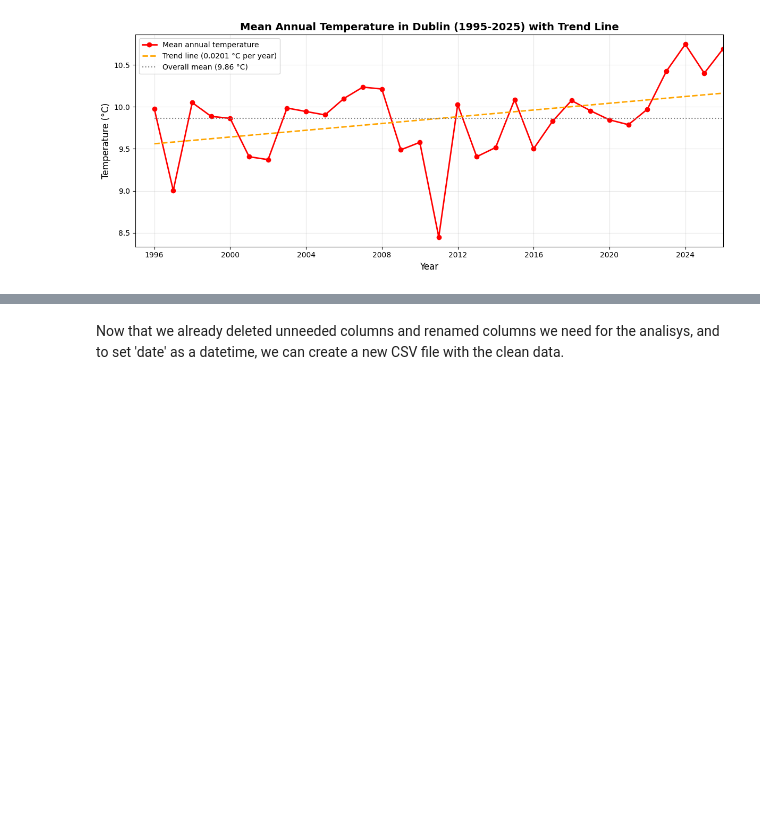
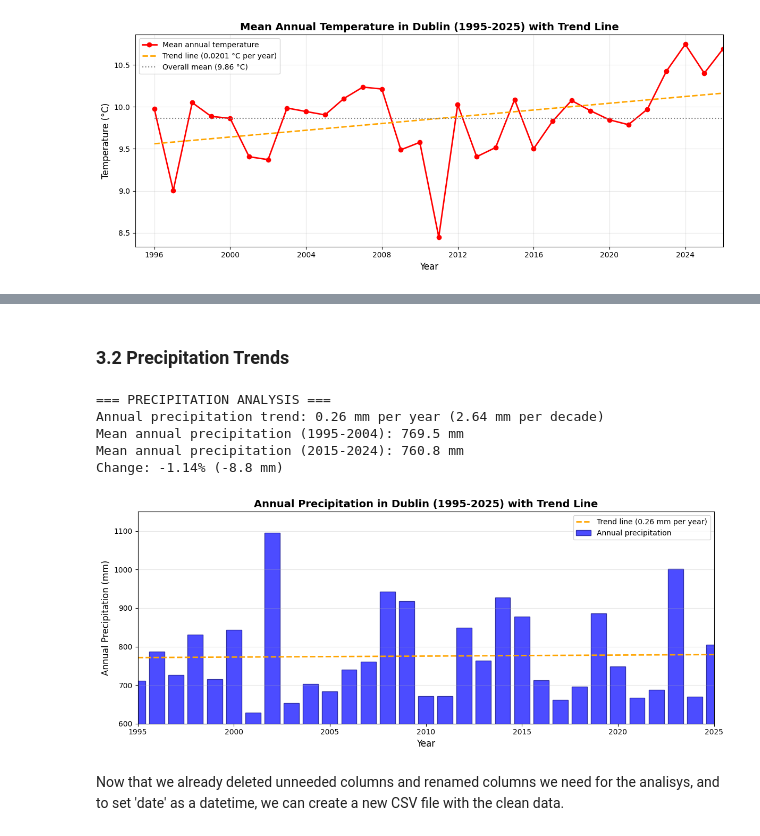
Before and after one commit to tanyasanjuan/pfda-project, a Jupyter notebook: wind.ipynb, the cells around one changed output, grey strips where cells are left out. Cells and saved outputs as stored; diff of their text form; code cells hidden in the pictures; blank space fills up the shorter version.

Commit message:
Plot precipitation trends

```diff
--- a/wind.ipynb
+++ b/wind.ipynb
@@ -418,3 +402,54 @@ DatetimeIndex(['1995-01-01 00:00:00', '1995-01-01 01:00:00',
+# %% [markdown]
+### 3.2 Precipitation Trends
+# %%
+# Calculate annual precipitation statistics
+rain_yearly = df.resample('YE')['precipitation'].sum()
+
+# Calculate trend using linear regression
+# Convert dates to numeric years for regression
+rain_years = rain_yearly.index.year.values.astype(float)
+rain_values = rain_yearly.values
+
+# Calculate linear regression
+rain_line, rain_intercept = np.polyfit(rain_years, rain_values, 1)
+rain_trend = rain_line  # mm per year
+rain_trend_decade = rain_trend * 10  # mm per decade
+
+# Create trend line for plotting
+rain_trend_line = rain_line * rain_years + rain_intercept
+
+rain_decade1 = df.loc['1995-01-01':'2004-12-31']['precipitation'].sum() / 10
+rain_decade3 = df.loc['2015-01-01':'2024-12-31']['precipitation'].sum() / 10
+
+print("=== PRECIPITATION ANALYSIS ===")
+print(f"Annual precipitation trend: {rain_trend:.2f} mm per year ({rain_trend_decade:.2f} mm per decade)")
+print(f"Mean annual precipitation (1995-2004): {rain_decade1:.1f} mm")
+print(f"Mean annual precipitation (2015-2024): {rain_decade3:.1f} mm")
+print(f"Change: {((rain_decade3 - rain_decade1) / rain_decade1 * 100):.2f}% ({rain_decade3 - rain_decade1:.1f} mm)")
+
+# Plot precipitation trend
+plt.figure(figsize=(12, 5))
+rain_years = rain_yearly.index.year
+plt.bar(rain_years, rain_yearly.values, alpha=0.7, color='blue', edgecolor='navy', label='Annual precipitation')
+plt.plot(rain_years, rain_trend_line, '--', label=f'Trend line ({rain_trend:.2f} mm per year)', linewidth=2, color='orange')
+mean_rain = rain_yearly.mean()
+plt.xlabel("Year", fontsize=12)
+plt.ylabel("Annual Precipitation (mm)", fontsize=12)
+plt.title("Annual Precipitation in Dublin (1995-2025) with Trend Line", fontsize=14, fontweight='bold')
+plt.legend(fontsize=10)
+plt.grid(True, axis='y', alpha=0.3)
+plt.xlim(left=rain_years.min(), right=rain_years.max())
+plt.ylim(bottom=600)
+
+plt.tight_layout()
+plt.show()
+# %% [output]
+=== PRECIPITATION ANALYSIS ===
+Annual precipitation trend: 0.26 mm per year (2.64 mm per decade)
+Mean annual precipitation (1995-2004): 769.5 mm
+Mean annual precipitation (2015-2024): 760.8 mm
+Change: -1.14% (-8.8 mm)
+[figure, added]
 # %% [markdown]
 Now that we already deleted unneeded columns and renamed columns we need for the analisys, and to set 'date' as a datetime, we can create a new CSV file with the clean data.
 # %%
```
Also changed, not shown: parts of 7 cells of this notebook.
